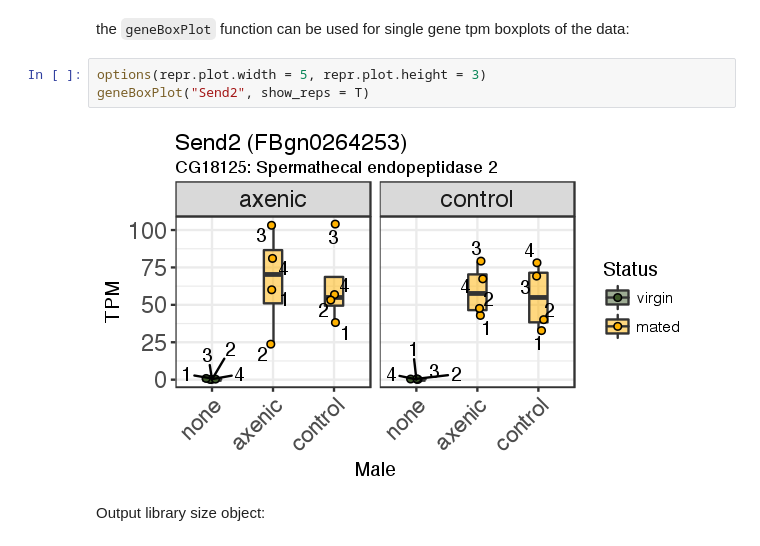
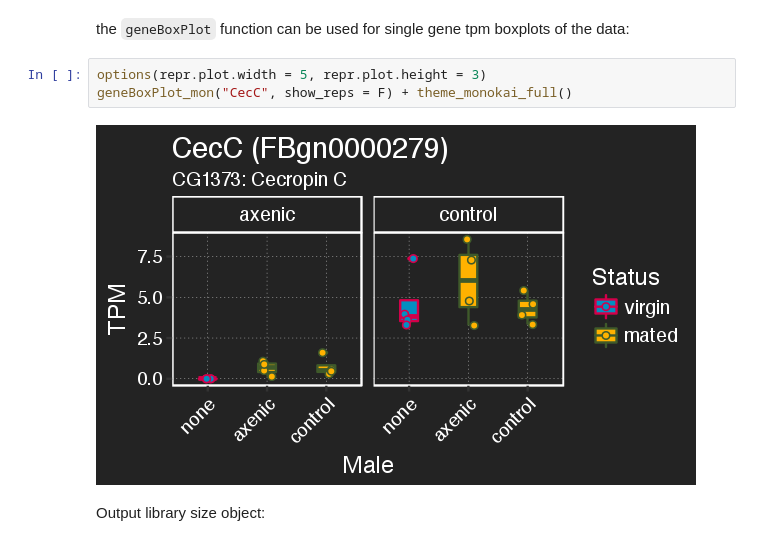
Before and after one commit to YazBraimah/Axenic.PM, a Jupyter notebook: Yasir_R_analysis_pipeline.ipynb, the cells around one changed output. Saved outputs shown, nothing was run; the diff lists cells and outputs as text.

```diff
--- a/Yasir_R_analysis_pipeline.ipynb
+++ b/Yasir_R_analysis_pipeline.ipynb
@@ -105,9 +105,9 @@ rm(tmp.tpmMatrix.m)
 the `geneBoxPlot` function can be used for single gene tpm boxplots of the data:
 # %%
 options(repr.plot.width = 5, repr.plot.height = 3)
-geneBoxPlot("Send2", show_reps = T)
+geneBoxPlot_mon("CecC", show_reps = F) + theme_monokai_full()
 # %% [output]
-[figure, old version]
+[figure, new version]
 # %% [markdown]
 Output library size object:
 # %%
```
Also changed, not shown: parts of 25 cells of this notebook.
